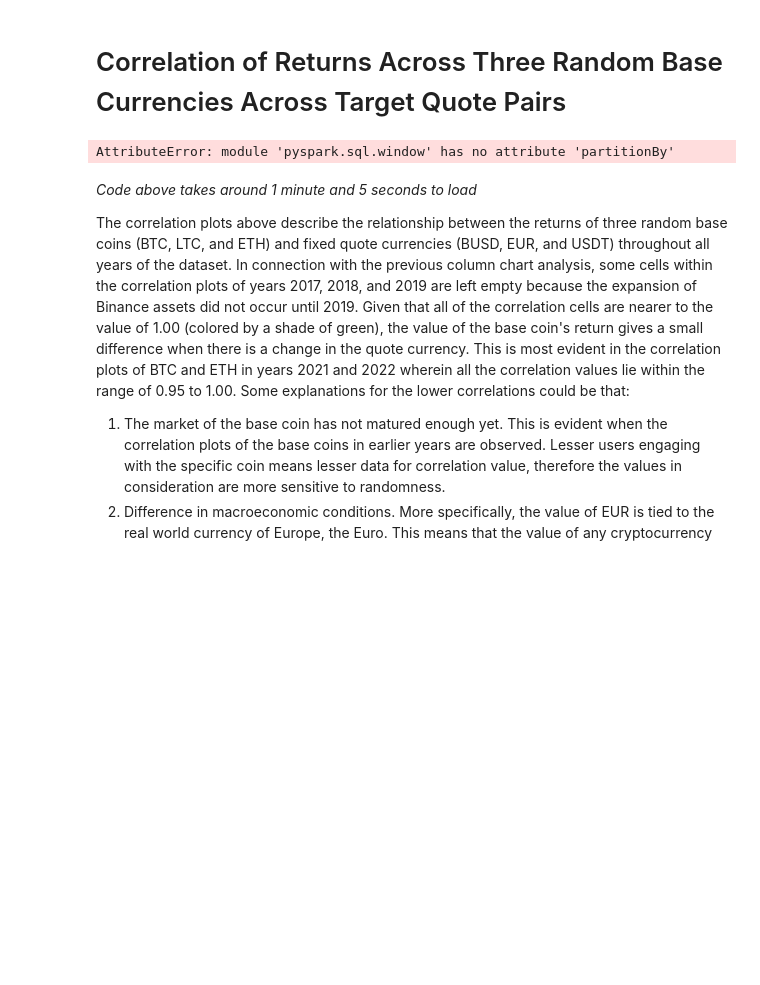
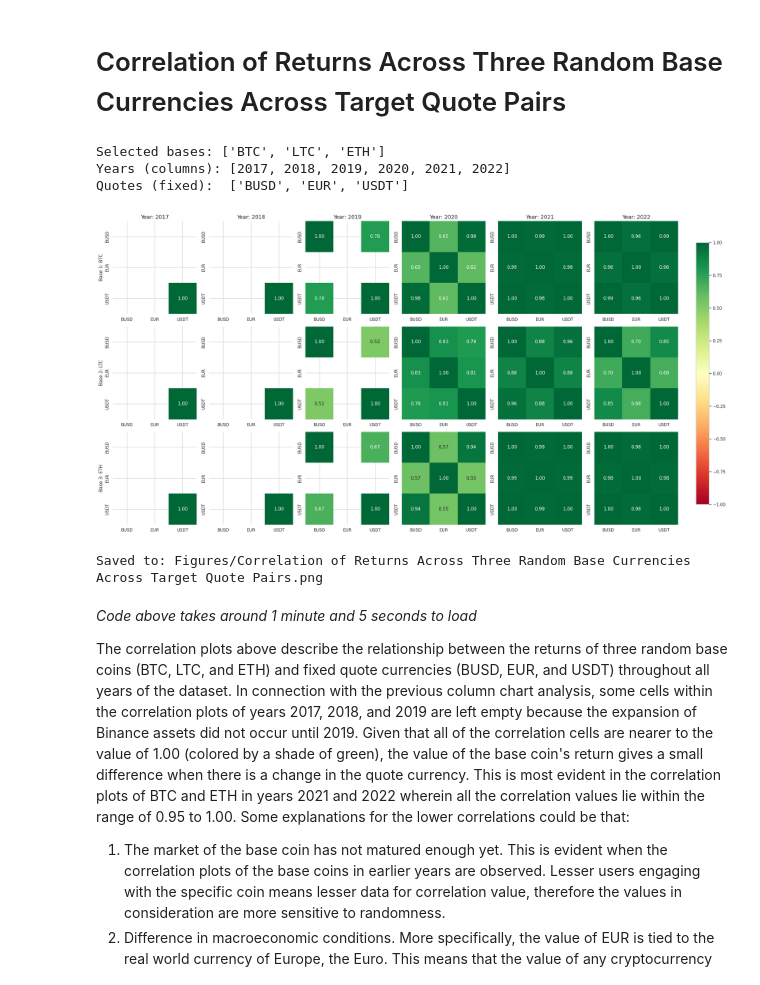
Before and after one commit to donnafaithhh/BDCC-Lab-2, a Jupyter notebook: final report.ipynb, the cells around one changed output. Drawn from its saved outputs; the diff is of its cells as text; code cells hidden in the pictures; blank space fills up the shorter version.

Commit message:
fixed raymonds errors and added pep8 for mine

```diff
--- a/final report.ipynb
+++ b/final report.ipynb
@@ -406,7 +406,7 @@ By the conclusion of the timeline, all quote currencies have 10 base currencies
 # Correlation of Returns Across Three Random Base Currencies Across Target Quote Pairs
 # %%
 # Compute returns
-w = window.partitionBy("base_currency", "quote_currency").orderBy("open_time")
+w = Window.partitionBy("base_currency", "quote_currency").orderBy("open_time")
 
 df_returns = (
     spark_df
@@ -526,34 +526,38 @@ for i, base in enumerate(base_by_row):
             cbar=False
         )
 
         ax.set_xlabel("")
         ax.set_ylabel("")
         ax.set_title("")
 
         if i == 0:
             ax.set_title(f"Year: {year}", fontsize=14)
 
         if j == 0:
             ax.set_ylabel(row_labels[i], fontsize=12)
 
 plt.tight_layout(rect=[0, 0, 0.90, 1])
 
 # BIG GLOBAL COLORBAR ON THE RIGHT
 norm = plt.Normalize(-1, 1)
 sm = plt.cm.ScalarMappable(cmap="RdYlGn", norm=norm)
 sm.set_array([])
 
 cbar_ax = fig.add_axes([0.92, 0.1, 0.02, 0.8])
 fig.colorbar(sm, cax=cbar_ax)
 
 # saving the figure
 save_path = "Figures/Correlation of Returns Across Three Random Base Currencies Across Target Quote Pairs.png"
 plt.savefig(save_path, dpi=300, bbox_inches="tight")
 plt.show()
 
 print("Saved to:", save_path)
 # %% [output]
-AttributeError: module 'pyspark.sql.window' has no attribute 'partitionBy'
+Selected bases: ['BTC', 'LTC', 'ETH']
+Years (columns): [2017, 2018, 2019, 2020, 2021, 2022]
+Quotes (fixed):  ['BUSD', 'EUR', 'USDT']
+[figure, added]
+Saved to: Figures/Correlation of Returns Across Three Random Base Currencies Across Target Quote Pairs.png
 # %% [markdown]
 *Code above takes around 1 minute and 5 seconds to load*
 
```
Also changed, not shown: parts of 7 cells of this notebook.
